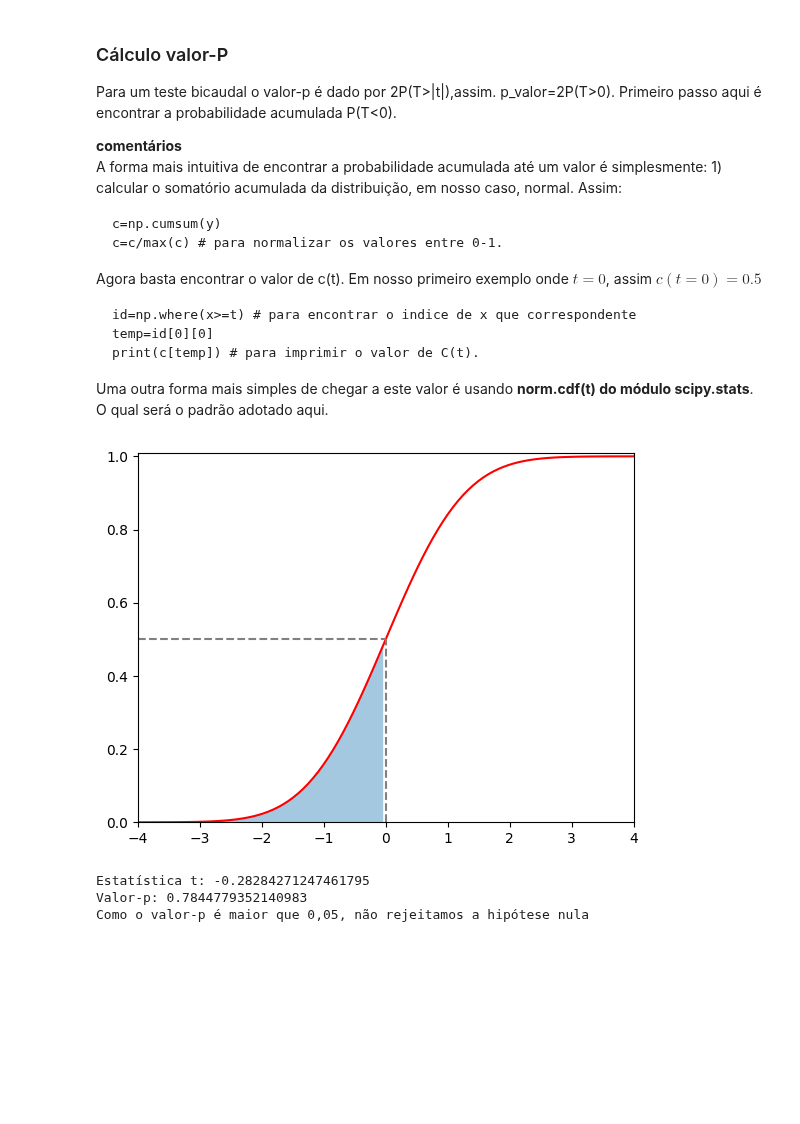
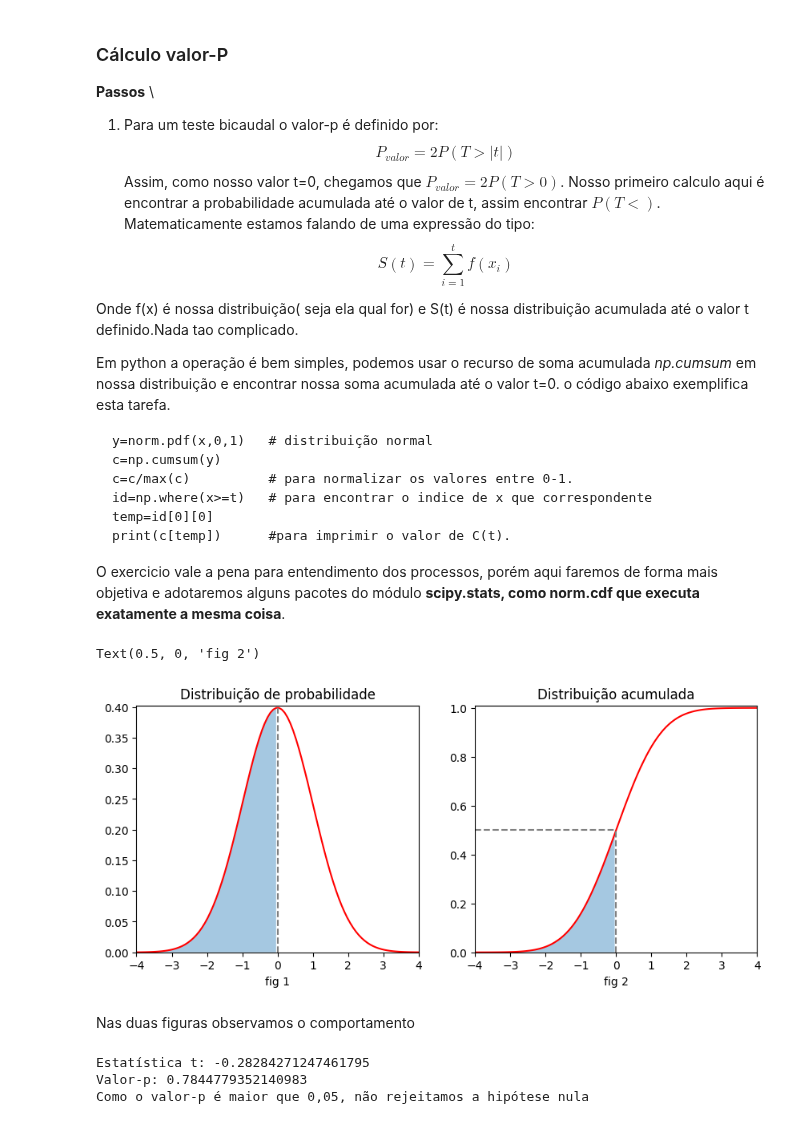
Before and after one commit to albertoakel/EBAC, a Jupyter notebook: notebook/Teste_de_hipotese_exemplos.ipynb, the cells around one changed output. Saved outputs shown, nothing was run; the diff lists cells and outputs as text; code cells hidden in the pictures; blank space fills up the shorter version.

````diff
--- a/notebook/Teste_de_hipotese_exemplos.ipynb
+++ b/notebook/Teste_de_hipotese_exemplos.ipynb
@@ -26,47 +51,58 @@ t=(x-ho)/(s/np.sqrt(len(notas)))
 # %% [markdown]
 
 ### Cálculo valor-P
-Para um teste bicaudal o valor-p é dado por 2P(T>|t|),assim.
-p_valor=2P(T>0). Primeiro passo aqui é encontrar a probabilidade acumulada P(T<0).
+**Passos** \
+1) Para um teste bicaudal o valor-p é definido por:
+$$P_{valor}= 2P(T>|t|)$$
+Assim, como nosso valor t=0, chegamos que $P_{valor}= 2P(T>0)$.
+Nosso primeiro calculo aqui é encontrar a probabilidade acumulada até o valor de t, assim encontrar $P(T <)$. Matematicamente estamos falando de uma expressão do tipo:
+$$S(t)=\sum_{i=1}^{t} f(x_i)$$
 
+Onde f(x) é nossa distribuição( seja ela qual for) e S(t) é nossa distribuição acumulada até o valor t definido.Nada tao complicado.
 
-
-
-**comentários** \
-A forma mais intuitiva de encontrar a probabilidade acumulada até um valor é
-simplesmente: 1) calcular o somatório acumulada da distribuição, em nosso caso,
-normal. Assim:
-
+Em python a operação é bem simples, podemos usar o recurso de soma acumulada *np.cumsum* em nossa distribuição e encontrar nossa soma acumulada até o valor
+t=0. o código abaixo exemplifica esta tarefa.
 ```
+y=norm.pdf(x,0,1)   # distribuição normal
 c=np.cumsum(y)
-c=c/max(c) # para normalizar os valores entre 0-1.
+c=c/max(c)          # para normalizar os valores entre 0-1.
+id=np.where(x>=t)   # para encontrar o indice de x que correspondente
+temp=id[0][0]
+print(c[temp])      #para imprimir o valor de C(t).
 ```
-
-Agora basta encontrar o valor de c(t). Em nosso primeiro exemplo onde $t=0$, assim $c(t=0)=0.5$
-```
-id=np.where(x>=t) # para encontrar o indice de x que correspondente
-temp=id[0][0]
-print(c[temp]) # para imprimir o valor de C(t).
-```
-Uma outra forma mais simples de chegar a este valor é usando **norm.cdf(t) do módulo scipy.stats**. O qual será o padrão adotado aqui.
+O exercicio vale a pena para entendimento dos processos, porém aqui faremos de forma mais objetiva e adotaremos alguns pacotes do módulo **scipy.stats, como norm.cdf que executa exatamente a mesma coisa**.
 # %%
-from scipy.stats import norm
-
 x = np.linspace(-4,4,100)
 y=norm.pdf(x,0,1);
 
 c=norm.cdf(x,0,1)
 y_cdf = norm.cdf(t)
 
+fig, ax = plt.subplots(1, 2, figsize=(10, 4))
 
-plt.plot(x,c,'r-');
-plt.vlines(x=t,ymin=0,ymax=y_cdf,color='gray',linestyles='dashed',
+ax[0].plot(x,y,'r-');
+ax[0].set_title('Distribuição de probabilidade')
+ax[0].vlines(x=t,ymin=0,ymax=norm.pdf(t,0,1),color='gray',linestyles='dashed',
      label="mean: {:.1f}".format(t))
-plt.hlines(y=y_cdf,xmin=-4,xmax=0,color='gray',linestyles='dashed',
+
+ax[0].set_ylim(0, max(y)*1.01)
+ax[0].set_xlim(-4,4)
+condicao = (x <= 0) & (y <= norm.pdf(t,0,1))
+ax[0].fill_between(x, y,where=condicao,alpha=0.4);
+ax[0].set_xlabel('fig 1')
+
+
+ax[1].plot(x,c,'r-');
+ax[1].set_title('Distribuição acumulada')
+ax[1].vlines(x=t,ymin=0,ymax=y_cdf,color='gray',linestyles='dashed',
      label="mean: {:.1f}".format(t))
-plt.ylim(0, max(c)*1.01)
-plt.xlim(-4,4)
+ax[1].hlines(y=y_cdf,xmin=-4,xmax=t,color='gray',linestyles='dashed',
+     label="mean: {:.1f}".format(t))
+ax[1].set_ylim(0, max(c)*1.01)
+ax[1].set_xlim(-4,4)
 #preenchimento da região
-plt.fill_between(x, c,where=c <= y_cdf,alpha=0.4);
+ax[1].fill_between(x, c,where=c <= y_cdf,alpha=0.4);
+ax[1].set_xlabel('fig 2')
 # %% [output]
+Text(0.5, 0, 'fig 2')
-[figure, old version]
+[figure, new version]
@@ -75,3 +109,5 @@ plt.fill_between(x, c,where=c <= y_cdf,alpha=0.4);
+# %% [markdown]
+Nas duas figuras observamos o comportamento
 # %%
 import numpy as np
 import math as ma
````
Also changed, not shown: parts of 4 cells of this notebook.
